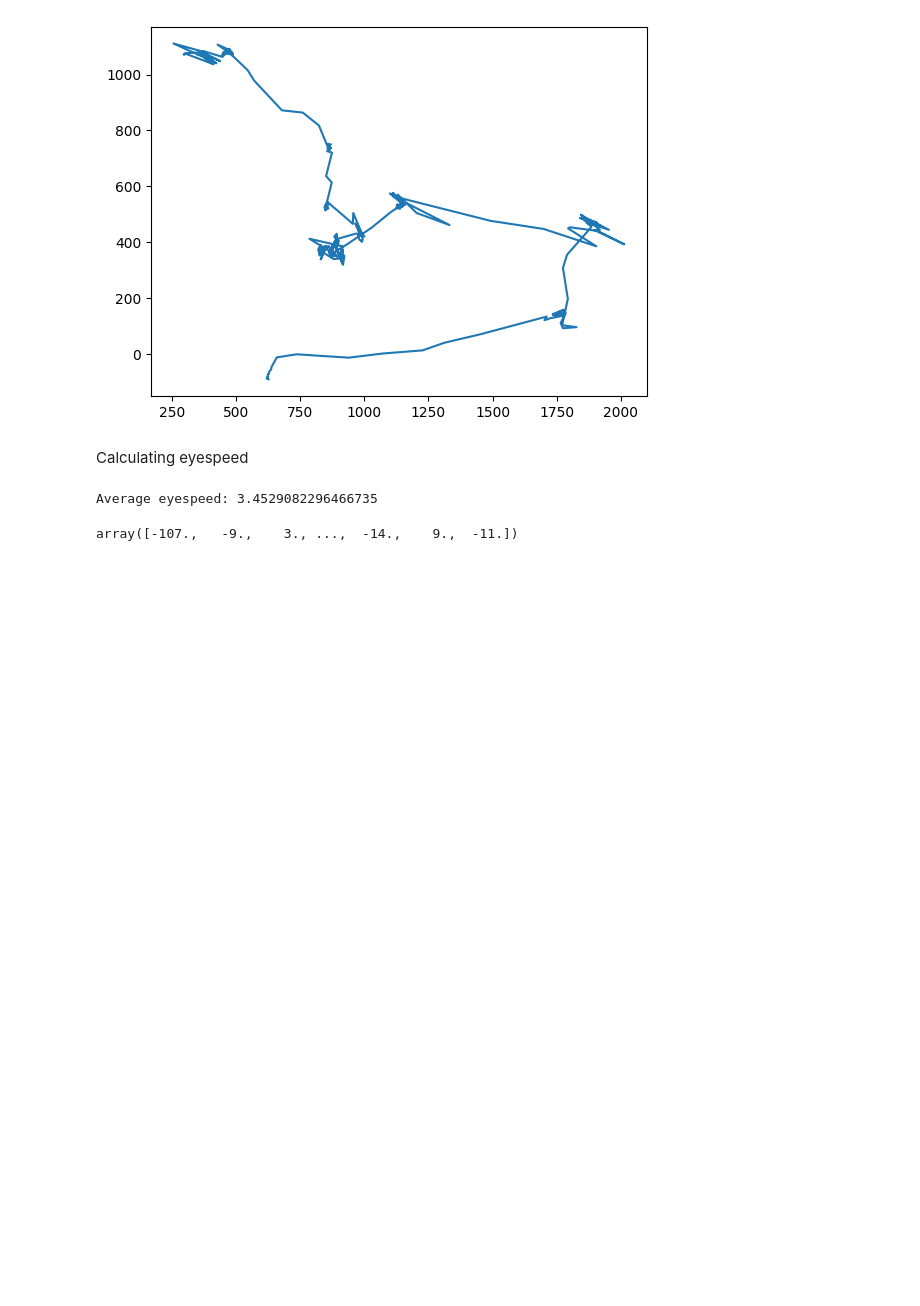
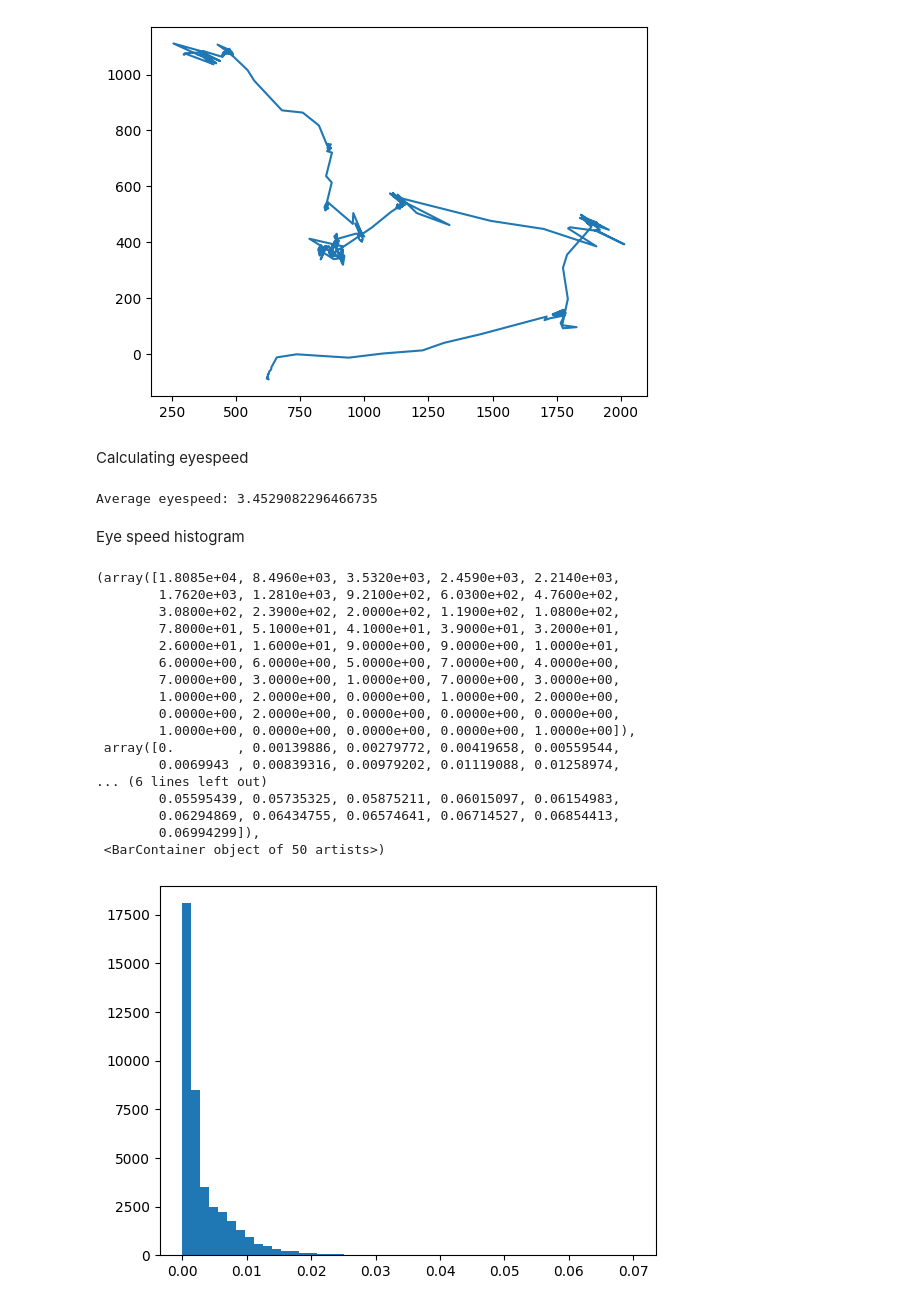
Before and after one commit to KhalidAFarah/StatisticalLearning, a Jupyter notebook: week1/assignment.ipynb, the cells around one changed output. Drawn from its saved outputs; the diff is of its cells as text; code cells hidden in the pictures; blank space fills up the shorter version.

Commit message:
Assignment and visualization of dataset.

```diff
--- a/week1/assignment.ipynb
+++ b/week1/assignment.ipynb
@@ -143,7 +152,3 @@ average_speed = np.mean(vs)*1000
 print("Average eyespeed:", average_speed)
 # %% [output]
 Average eyespeed: 3.4529082296466735
-# %%
-np.diff(new_dataset['Gaze point X'])
-# %% [output]
-array([-107.,   -9.,    3., ...,  -14.,    9.,  -11.])
@@ -151,0 +155,23 @@ row['Gaze point X']
+# %% [markdown]
+Eye speed histogram
+# %%
+plt.hist(vs, 50)
+# %% [output]
+(array([1.8085e+04, 8.4960e+03, 3.5320e+03, 2.4590e+03, 2.2140e+03,
+        1.7620e+03, 1.2810e+03, 9.2100e+02, 6.0300e+02, 4.7600e+02,
+        3.0800e+02, 2.3900e+02, 2.0000e+02, 1.1900e+02, 1.0800e+02,
+        7.8000e+01, 5.1000e+01, 4.1000e+01, 3.9000e+01, 3.2000e+01,
+        2.6000e+01, 1.6000e+01, 9.0000e+00, 9.0000e+00, 1.0000e+01,
+        6.0000e+00, 6.0000e+00, 5.0000e+00, 7.0000e+00, 4.0000e+00,
+        7.0000e+00, 3.0000e+00, 1.0000e+00, 7.0000e+00, 3.0000e+00,
+        1.0000e+00, 2.0000e+00, 0.0000e+00, 1.0000e+00, 2.0000e+00,
+        0.0000e+00, 2.0000e+00, 0.0000e+00, 0.0000e+00, 0.0000e+00,
+        1.0000e+00, 0.0000e+00, 0.0000e+00, 0.0000e+00, 1.0000e+00]),
+ array([0.        , 0.00139886, 0.00279772, 0.00419658, 0.00559544,
+        0.0069943 , 0.00839316, 0.00979202, 0.01119088, 0.01258974,
+... (6 lines left out)
+        0.05595439, 0.05735325, 0.05875211, 0.06015097, 0.06154983,
+        0.06294869, 0.06434755, 0.06574641, 0.06714527, 0.06854413,
+        0.06994299]),
+ <BarContainer object of 50 artists>)
+[figure, added]
```
Also changed, not shown: parts of 7 cells of this notebook, 44 other files.
